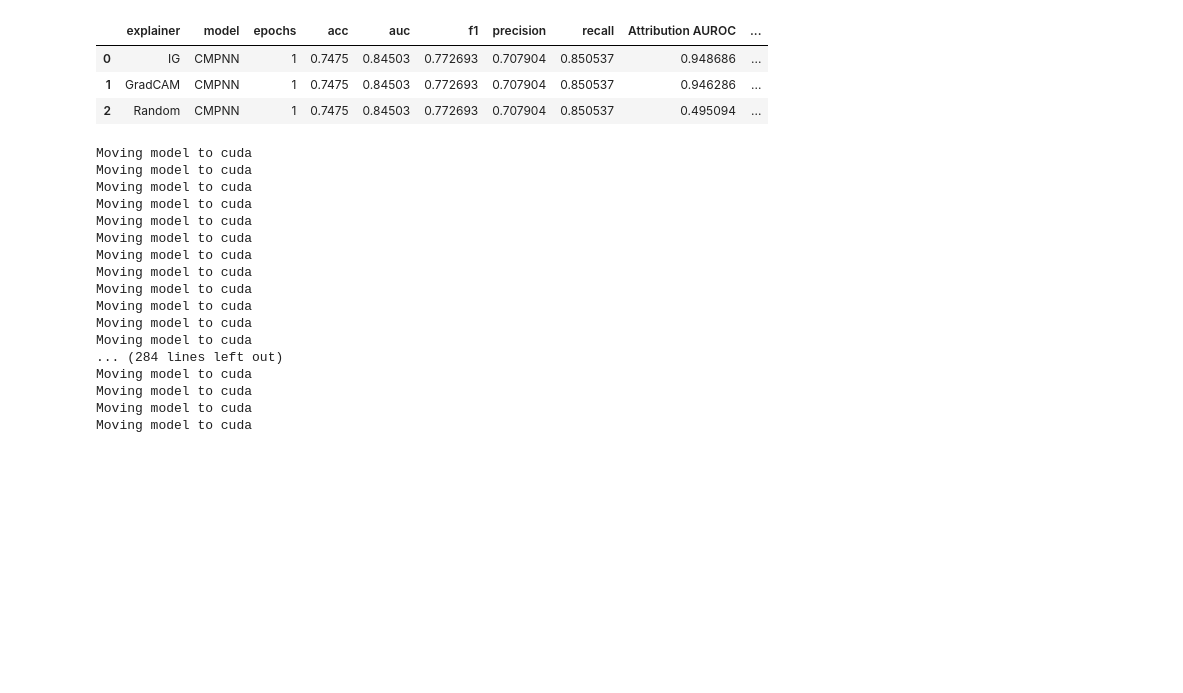
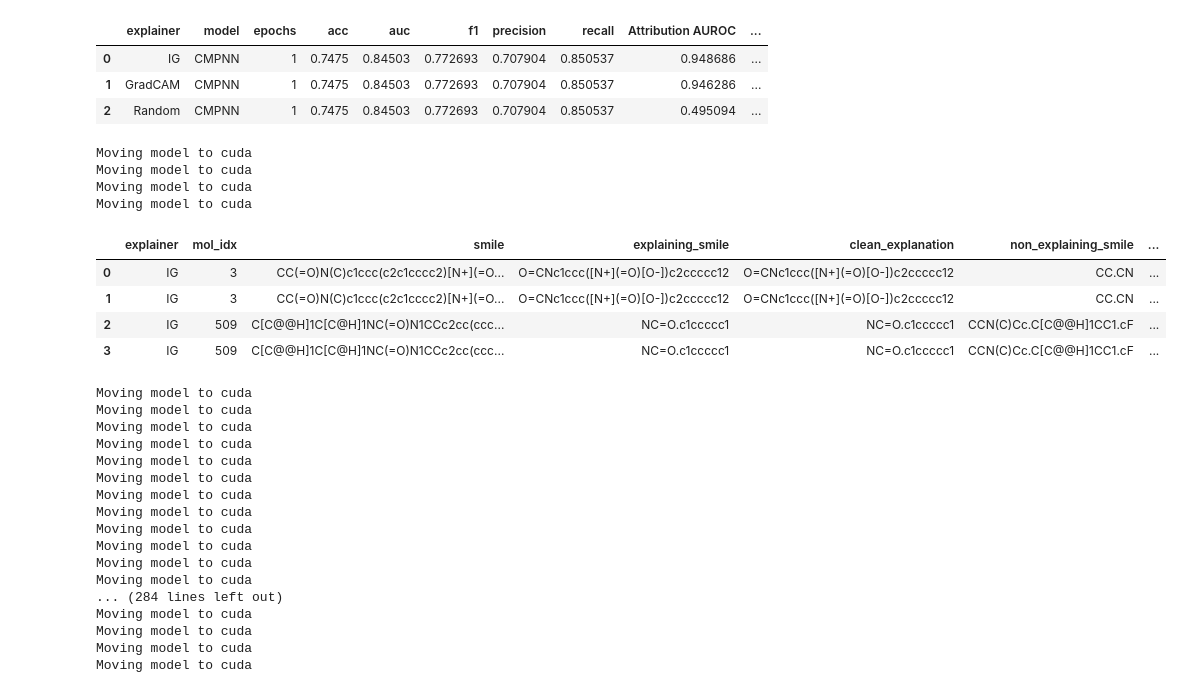
Before and after one commit to helipajari/mpp-comp-suff, a Jupyter notebook: Examples/Comprehensiveness_Sufficiency.ipynb, the cells around one changed output. Saved outputs shown, nothing was run; the diff lists cells and outputs as text; code cells hidden in the pictures; blank space fills up the shorter version.

Commit message:
Added option to use the original formula for calculating molecule comp and suff (i.e. predict subgraphs all together)

```diff
--- a/Examples/Comprehensiveness_Sufficiency.ipynb
+++ b/Examples/Comprehensiveness_Sufficiency.ipynb
@@ -279,10 +279,10 @@ def convert_real_idx_to_test_idx(idx):
 
     return np.where(ts == smile)[0][0]
 # %%
-def split_molecule(mol_idx:int, explainer='IG', threshold=1e-4, convert_idx=False):
-    """Splits the given molecule into explaining and non-explaining SMILES based on given explanation, returns those and the SMILES of the molecule. Threshold value is the same as in explainerExperiments.py visualization(). Convert idx True if fetching smile from the entire dataset, False if looking by index in test set"""
+def split_molecule(mol_idx:int, explainer='IG', threshold=1e-4, from_whole_data=False):
+    """Splits the given molecule into explaining and non-explaining SMILES based on given explanation, returns those and the SMILES of the molecule. Threshold value is the same as in explainerExperiments.py visualization(). from_whole_data True if using idx in the whole dataset, False if looking by index in test set"""
 
-    if convert_idx:
+    if from_whole_data:
         smile = dataset.whole_data_df.SMILES.iat[mol_idx]
         mol_idx = convert_real_idx_to_test_idx(mol_idx)
     else:
@@ -358,7 +358,7 @@ def split_molecule(mol_idx:int, explainer='IG', threshold=1e-4, convert_idx=Fals
 
     return smile, explaining_smile, non_explaining_smile, exp_length
 # %%
-s, e, n, m = split_molecule(137, convert_idx=True)
+s, e, n, m = split_molecule(137, from_whole_data=True)
 
 from rdkit import Chem
 from rdkit.Chem import Draw
@@ -515,6 +540,32 @@ def comp_and_suff(idx, explainer = 'IG', convert_idx=False) :
     except:
         # print
         print(preds, " idx in dataset: ", converted_idx , " idx in test set: ", idx)
+# %%
+van_3 = comp_and_suff(3, modified_formula=False, from_all_data=True) # mol 3 in whole set
+mod_3 = comp_and_suff(3, from_all_data=True)
+
+van_509 = comp_and_suff(509, modified_formula=False, from_all_data=True)
+mod_509 = comp_and_suff(509, from_all_data=True)
+
+# print(split_molecule(3, from_whole_data=False)) # mol idx is number 3 in test set i.e. mol 13
+# print(split_molecule(3, from_whole_data=True)) # mol idx is number 3 in whole set
+# Draw.MolToImage()
+# %% [output]
+Moving model to cuda
+Moving model to cuda
+Moving model to cuda
+Moving model to cuda
+# %%
+c = pd.DataFrame([van_3, mod_3, van_509, mod_509])
+c
+# print(van_3)
+# print(mod_3)
+# %% [output]
+|  | explainer | mol_idx | smile | explaining_smile | clean_explanation | non_explaining_smile | ... |
+| 0 | IG | 3 | CC(=O)N(C)c1ccc(c2c1cccc2)[N+](=O... | O=CNc1ccc([N+](=O)[O-])c2ccccc12 | O=CNc1ccc([N+](=O)[O-])c2ccccc12 | CC.CN | ... |
+| 1 | IG | 3 | CC(=O)N(C)c1ccc(c2c1cccc2)[N+](=O... | O=CNc1ccc([N+](=O)[O-])c2ccccc12 | O=CNc1ccc([N+](=O)[O-])c2ccccc12 | CC.CN | ... |
+| 2 | IG | 509 | C[C@@H]1C[C@H]1NC(=O)N1CCc2cc(ccc... | NC=O.c1ccccc1 | NC=O.c1ccccc1 | CCN(C)Cc.C[C@@H]1CC1.cF | ... |
+| 3 | IG | 509 | C[C@@H]1C[C@H]1NC(=O)N1CCc2cc(ccc... | NC=O.c1ccccc1 | NC=O.c1ccccc1 | CCN(C)Cc.C[C@@H]1CC1.cF | ... |
 # %%
 def comp_and_suff_data(explainer='IG', sample_size=2400):
     """Accumulates the comp and suff for all molecules within the test set of the provided dataset."""
```
Also changed, not shown: parts of 3 cells of this notebook.
